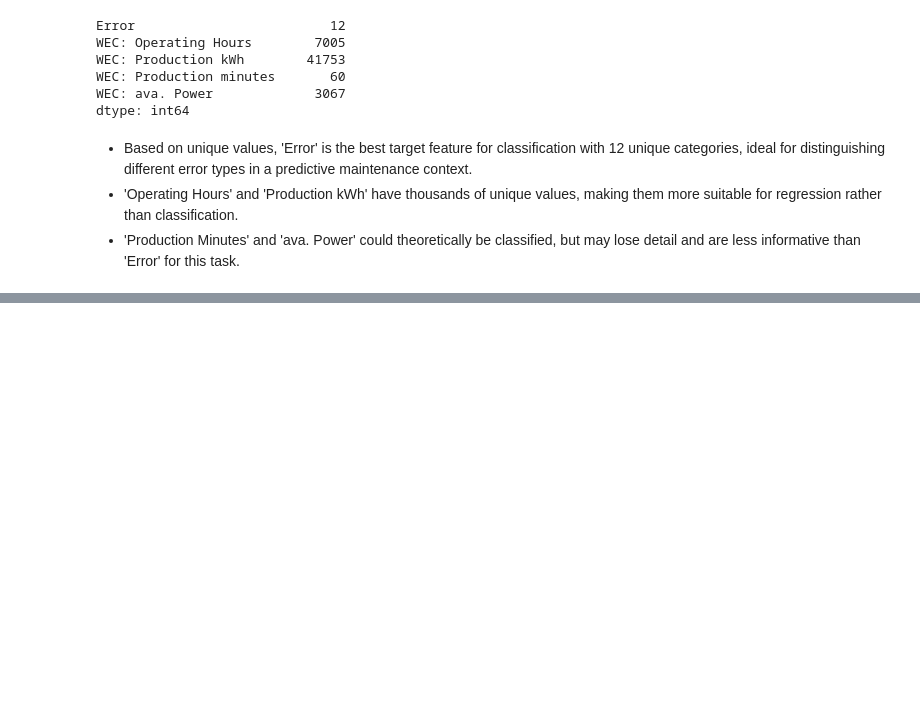
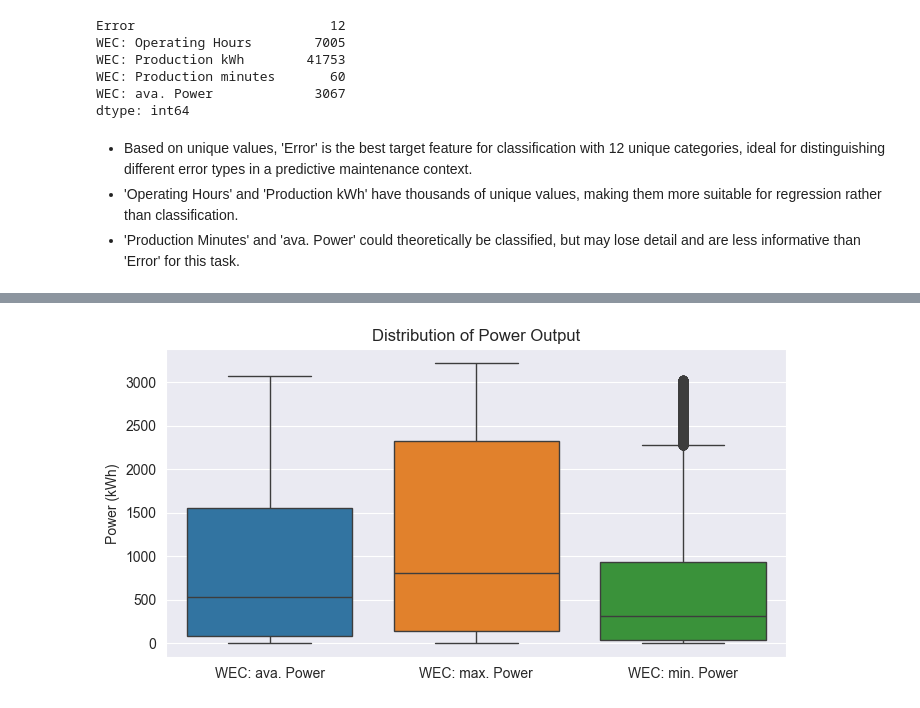
Before and after one commit to rhkraptor/AML, a Jupyter notebook: AML_Projekt.ipynb, the cells around one changed output, grey strips where cells are left out. Saved outputs shown, nothing was run; the diff lists cells and outputs as text; code cells hidden in the pictures; blank space fills up the shorter version.

```diff
--- a/AML_Projekt.ipynb
+++ b/AML_Projekt.ipynb
@@ -140,0 +161,12 @@ plt.show()
+# %%
+power_cols = ['WEC: ava. Power', 'WEC: max. Power', 'WEC: min. Power']
+df[power_cols].describe()
+
+# Box plot to visualize the distribution of power output metrics
+plt.figure(figsize=(8, 4))
+sns.boxplot(data=df[power_cols])
+plt.title('Distribution of Power Output')
+plt.ylabel('Power (kWh)')
+plt.show()
+# %% [output]
+[figure, added]
```
Also changed, not shown: parts of 15 cells of this notebook.
